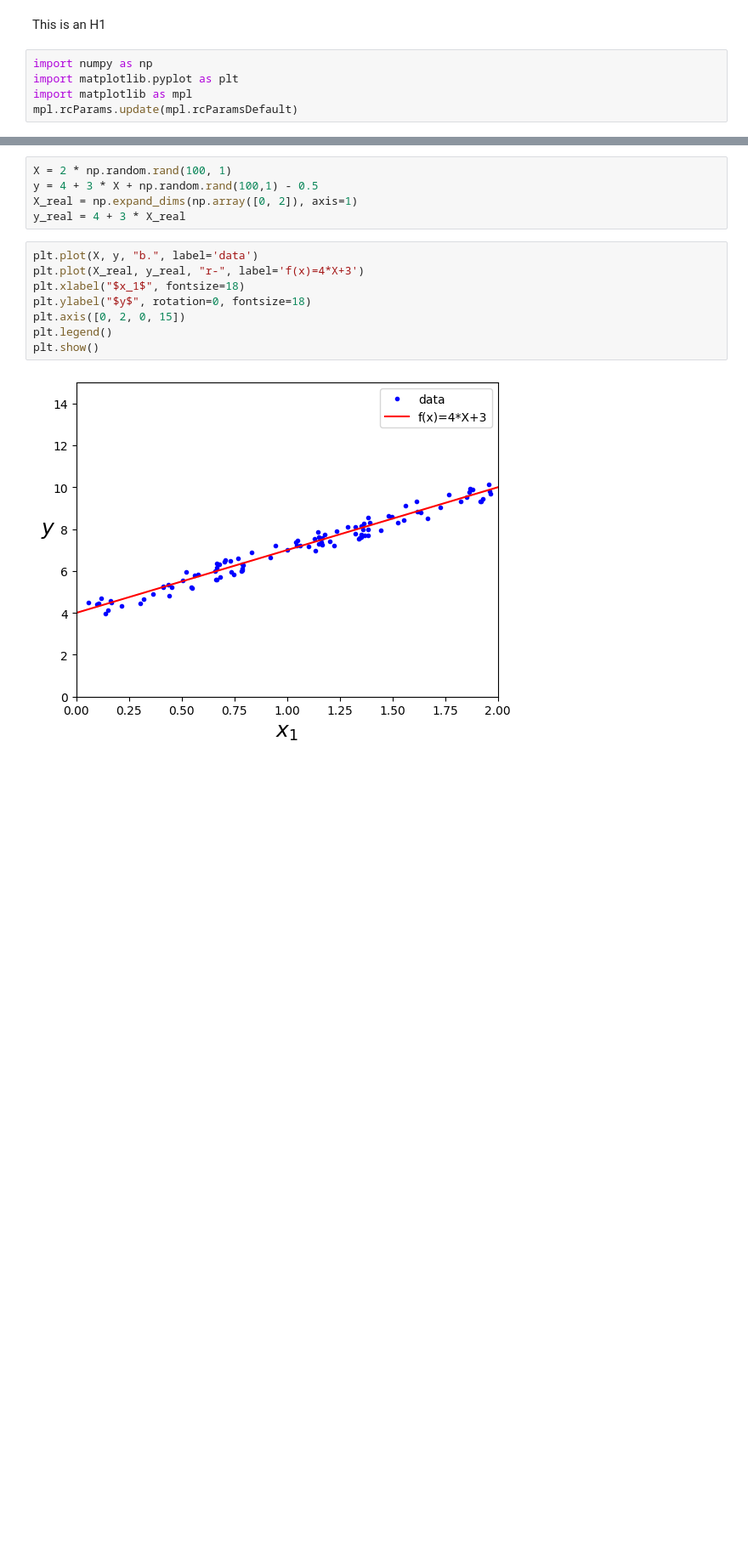
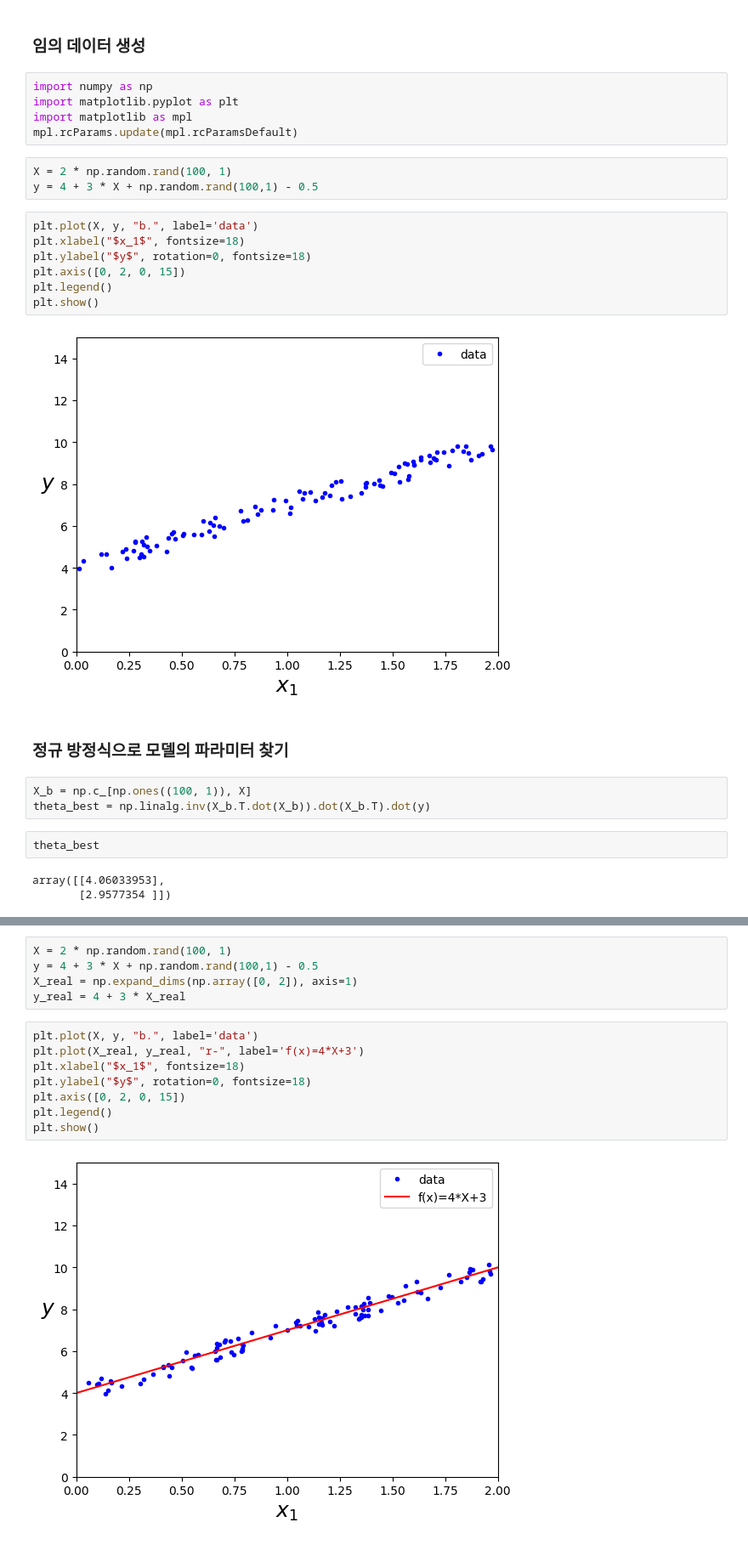
Before and after one commit to sshinohs/opsl-machine-learning-python, a Jupyter notebook: 02_machine_learning_basic/02_01_linear_regression.ipynb, the cells around one changed output, grey strips where cells are left out. Shown: that part at 85% size. Cells and saved outputs as stored; diff of their text form; blank space fills up the shorter version.

```diff
--- a/02_machine_learning_basic/02_01_linear_regression.ipynb
+++ b/02_machine_learning_basic/02_01_linear_regression.ipynb
@@ -1,7 +1,29 @@
-# %% [markdown]
-This is an H1
+# %% [markdown]
+### 임의 데이터 생성
 # %%
 import numpy as np
 import matplotlib.pyplot as plt
 import matplotlib as mpl
 mpl.rcParams.update(mpl.rcParamsDefault)
+# %%
+X = 2 * np.random.rand(100, 1)
+y = 4 + 3 * X + np.random.rand(100,1) - 0.5
+# %%
+plt.plot(X, y, "b.", label='data')
+plt.xlabel("$x_1$", fontsize=18)
+plt.ylabel("$y$", rotation=0, fontsize=18)
+plt.axis([0, 2, 0, 15])
+plt.legend()
+plt.show()
+# %% [output]
+[figure, added]
+# %% [markdown]
+### 정규 방정식으로 모델의 파라미터 찾기
+# %%
+X_b = np.c_[np.ones((100, 1)), X]
+theta_best = np.linalg.inv(X_b.T.dot(X_b)).dot(X_b.T).dot(y)
+# %%
+theta_best
+# %% [output]
+array([[4.06033953],
+       [2.9577354 ]])
```
Also changed, not shown: parts of 27 cells of this notebook.
